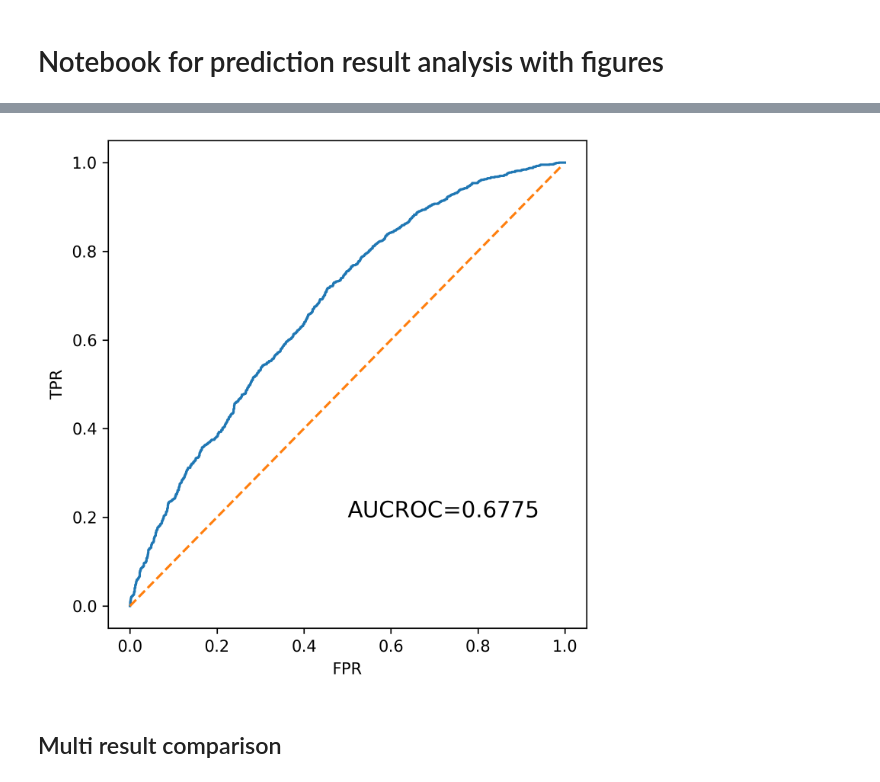
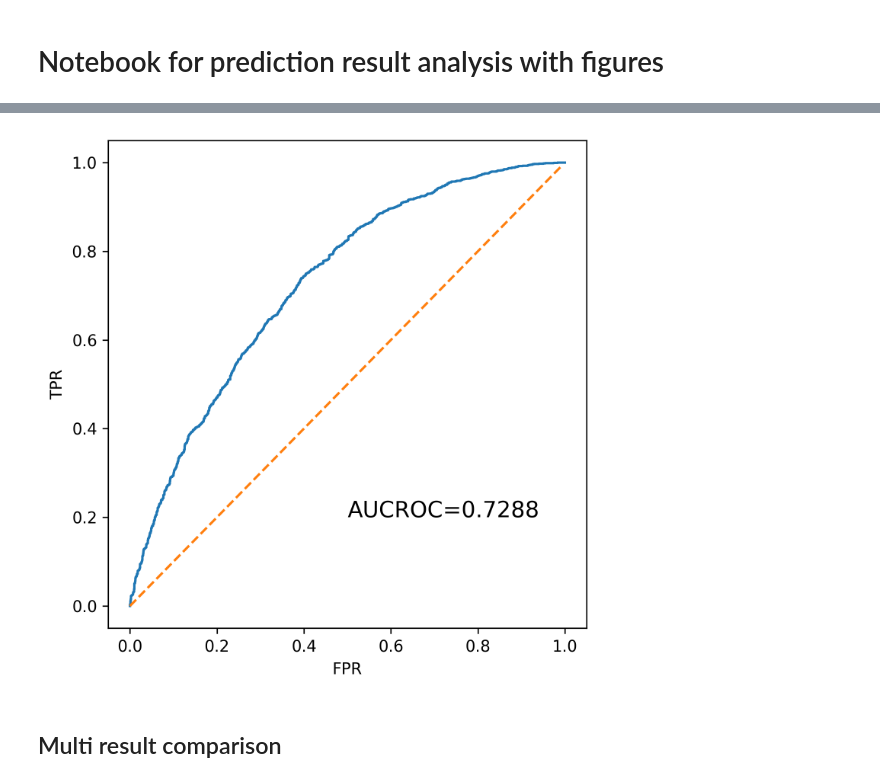
Before and after one commit to hmdlab/utr_pairpred, a Jupyter notebook: pred_analysis.ipynb, the cells around one changed output, grey strips where cells are left out. Saved outputs shown, nothing was run; the diff lists cells and outputs as text; code cells hidden in the pictures.

```diff
--- a/pred_analysis.ipynb
+++ b/pred_analysis.ipynb
@@ -11,12 +13,13 @@ from sklearn.metrics import roc_auc_score
 # %%
-data_dir="./results/runs/MLP_split_large_ave_cdhit08"
+seed=5
+data_dir=f"./results/runs/MLP_split_large_ave_cdhit09_model_mod"
 score_path=os.path.join(data_dir,"score_dict.pkl")
 preds_path=os.path.join(data_dir,"test_pred_result.pkl")
 
 with open(score_path,"rb") as f:
     score=pickle.load(f)
 with open(preds_path,"rb") as f:
-    pred_results=pickle.load(f)
+    pred_results=pickle.load(f) # [pair_idx_list,preds,out_labels,out_logits]
 
 print(score)
 # %% [output]
@@ -27,0 +31,10 @@ print(score)
+# %%
+## For contrastive learning
+data_dir=f"./results/runs/contrastive_1e4_same_dim"
+score_path=os.path.join(data_dir,"score_dict.pkl")
+#preds_path=os.path.join(data_dir,"test_pred_result.pkl")
+
+with open(score_path,"rb") as f:
+    score=pickle.load(f)
+
+print(score)
@@ -27,0 +47,10 @@ print(score)
+# %%
+## For contrastive learning
+data_dir=f"./results/runs/contrastive_1e4"
+score_path=os.path.join(data_dir,"score_dict.pkl")
+#preds_path=os.path.join(data_dir,"test_pred_result.pkl")
+
+with open(score_path,"rb") as f:
+    score=pickle.load(f)
+
+print(score)
@@ -28,17 +63,17 @@ print(score)
 # %%
 fig=plt.figure(figsize=(5,5))
 line=np.arange(0,1,0.01)
-auc_roc=roc_auc_score(pred_results[1],pred_results[2])
+auc_roc=score["auc_roc"]
 plt.plot(score["fpr_all"],score["tpr_all"])
 plt.plot(line,line,linestyle="--")
-plt.text(0.5,0.2,f"AUCROC={auc_roc:.4f}",fontsize=14)
+plt.text(0.5,0.2,f"AUCROC={score['auc_roc']:.4f}",fontsize=14)
 #plt.title(os.path.basename(data_dir))
 plt.xlabel("FPR")
 plt.ylabel("TPR")
 plt.tight_layout()
 plt.savefig(f"./results/imgs/aucroc_{os.path.basename(data_dir)}")
 # %% [output]
-[figure, old version]
+[figure, new version]
 # %% [markdown]
 ## Multi result comparison
 # %%
```
Also changed, not shown: parts of 11 cells of this notebook, 5 other files.
